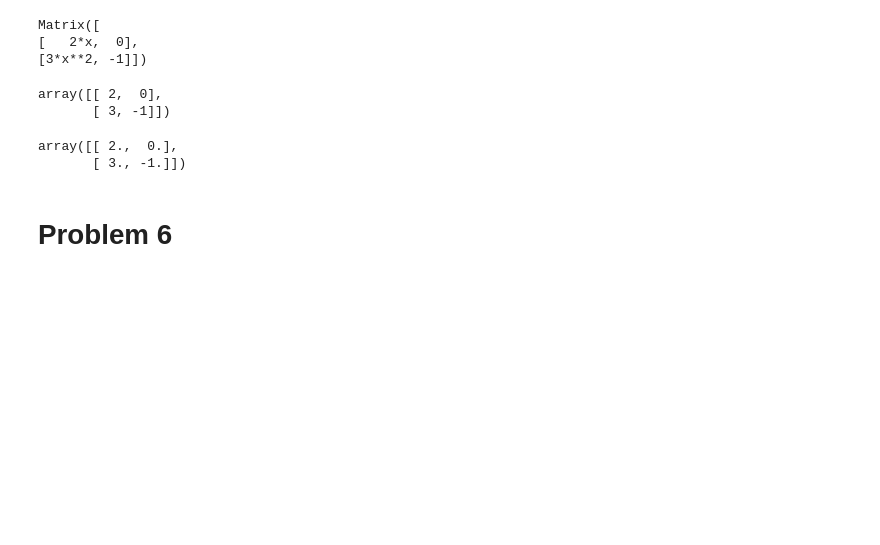
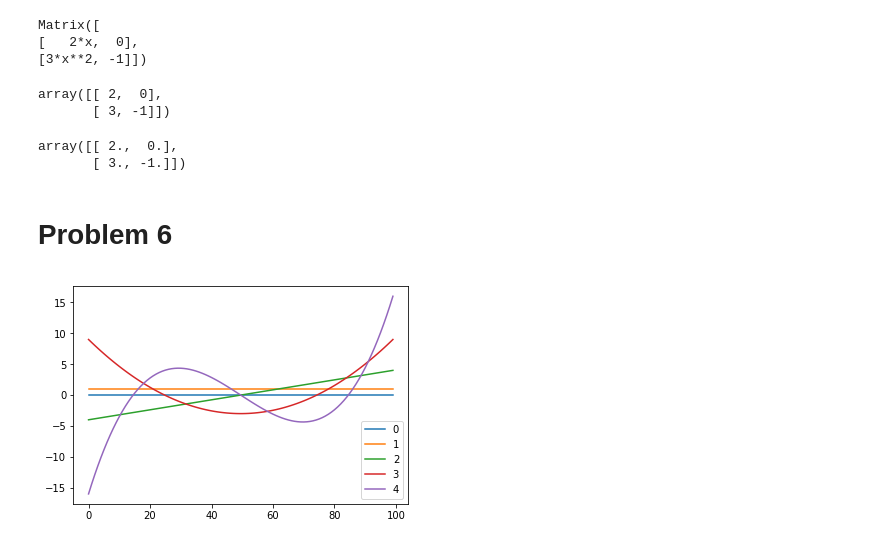
Before and after one commit to rmmomin/BootCamp2019, a Jupyter notebook: ProblemSets/Differentiation.ipynb, the cells around one changed output. Cells and saved outputs as stored; diff of their text form; code cells hidden in the pictures; blank space fills up the shorter version.

```diff
--- a/ProblemSets/Differentiation.ipynb
+++ b/ProblemSets/Differentiation.ipynb
@@ -151,0 +156,12 @@ from autograd import numpy as anp
+# %%
+def prob6(x,n):
+    if n==0:
+        return anp.ones_like(x)
+    elif n==1:
+        return x
+    else:
+        return 2*x*prob6(x,n-1)-prob6(x,n-2)
+# %%
+xgrid = anp.linspace(-1,1,100)
+# %%
+d_cheb = elementwise_grad(prob6)
@@ -151,0 +170,7 @@ from autograd import numpy as anp
+# %%
+for i in range(0,5):
+    plt.plot(d_cheb(xgrid,i), label = str(i))
+plt.legend()
+plt.show()
+# %% [output]
+[figure, added]
```
Also changed, not shown: parts of 4 cells of this notebook.
